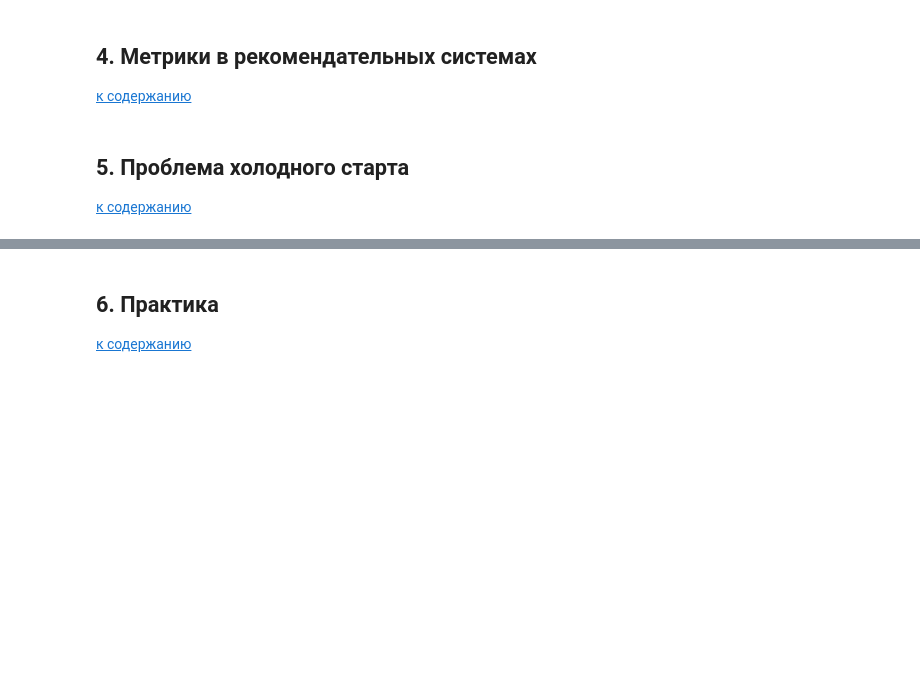
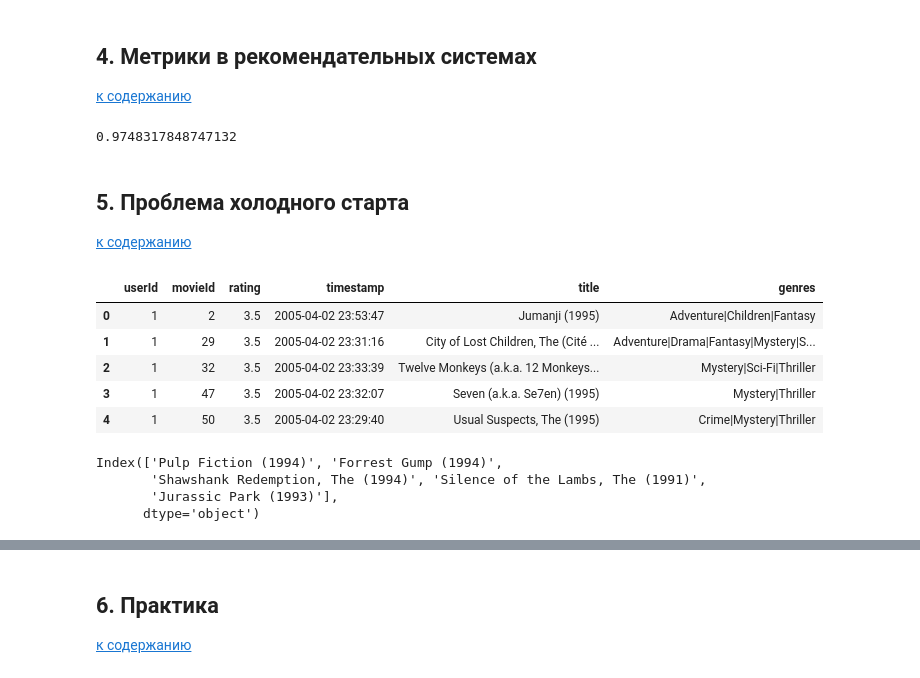
Before and after one commit to hoittoken/Python, a Jupyter notebook: Py/Math&ML/math&ml-14 recomendation/math&ml-14_lecture.ipynb, the cells around one changed output, grey strips where cells are left out. Saved outputs shown, nothing was run; the diff lists cells and outputs as text; code cells hidden in the pictures; blank space fills up the shorter version.

```diff
--- a/Py/Math&ML/math&ml-14 recomendation/math&ml-14_lecture.ipynb
+++ b/Py/Math&ML/math&ml-14 recomendation/math&ml-14_lecture.ipynb
@@ -153,6 +153,19 @@ Amazon использует на своём сайте рекомендации
 ## 4. Метрики в рекомендательных системах <a class="anchor" id=4></a>
 
 [к содержанию](#0)
+# %%
+# ЗАДАНИЕ 4.5
+
+from sklearn.metrics import ndcg_score, dcg_score
+import numpy as np
+
+true = np.asarray([[2, 4, 1, 1, 1]])
+relevance = np.asarray([[2, 5, 2, 3, 1]])
+
+print(ndcg_score(
+    true, relevance))
+# %% [output]
+0.9748317848747132
 # %% [markdown]
 ## 5. Проблема холодного старта <a class="anchor" id=5></a>
 
@@ -159,0 +176,22 @@ Amazon использует на своём сайте рекомендации
+# %%
+ratings = pd.read_csv("C:\Личные документы\data\dst-3.0_mathml_14_5_rating.csv")
+movies = pd.read_csv('movie.zip')
+df=pd.merge(ratings,movies, how='left',on='movieId')
+df.head()
+# %% [output]
+|  | userId | movieId | rating | timestamp | title | genres |
+| 0 | 1 | 2 | 3.5 | 2005-04-02 23:53:47 | Jumanji (1995) | Adventure|Children|Fantasy |
+| 1 | 1 | 29 | 3.5 | 2005-04-02 23:31:16 | City of Lost Children, The (Cité ... | Adventure|Drama|Fantasy|Mystery|S... |
+| 2 | 1 | 32 | 3.5 | 2005-04-02 23:33:39 | Twelve Monkeys (a.k.a. 12 Monkeys... | Mystery|Sci-Fi|Thriller |
+| 3 | 1 | 47 | 3.5 | 2005-04-02 23:32:07 | Seven (a.k.a. Se7en) (1995) | Mystery|Thriller |
+| 4 | 1 | 50 | 3.5 | 2005-04-02 23:29:40 | Usual Suspects, The (1995) | Crime|Mystery|Thriller |
+# %%
+# ЗАДАНИЕ 5.1
+
+movie_popularity = df["title"].value_counts()
+print(movie_popularity.head().index)
+# %% [output]
+Index(['Pulp Fiction (1994)', 'Forrest Gump (1994)',
+       'Shawshank Redemption, The (1994)', 'Silence of the Lambs, The (1991)',
+       'Jurassic Park (1993)'],
+      dtype='object')
```
Also changed, not shown: parts of 7 cells of this notebook, 8 other files.
